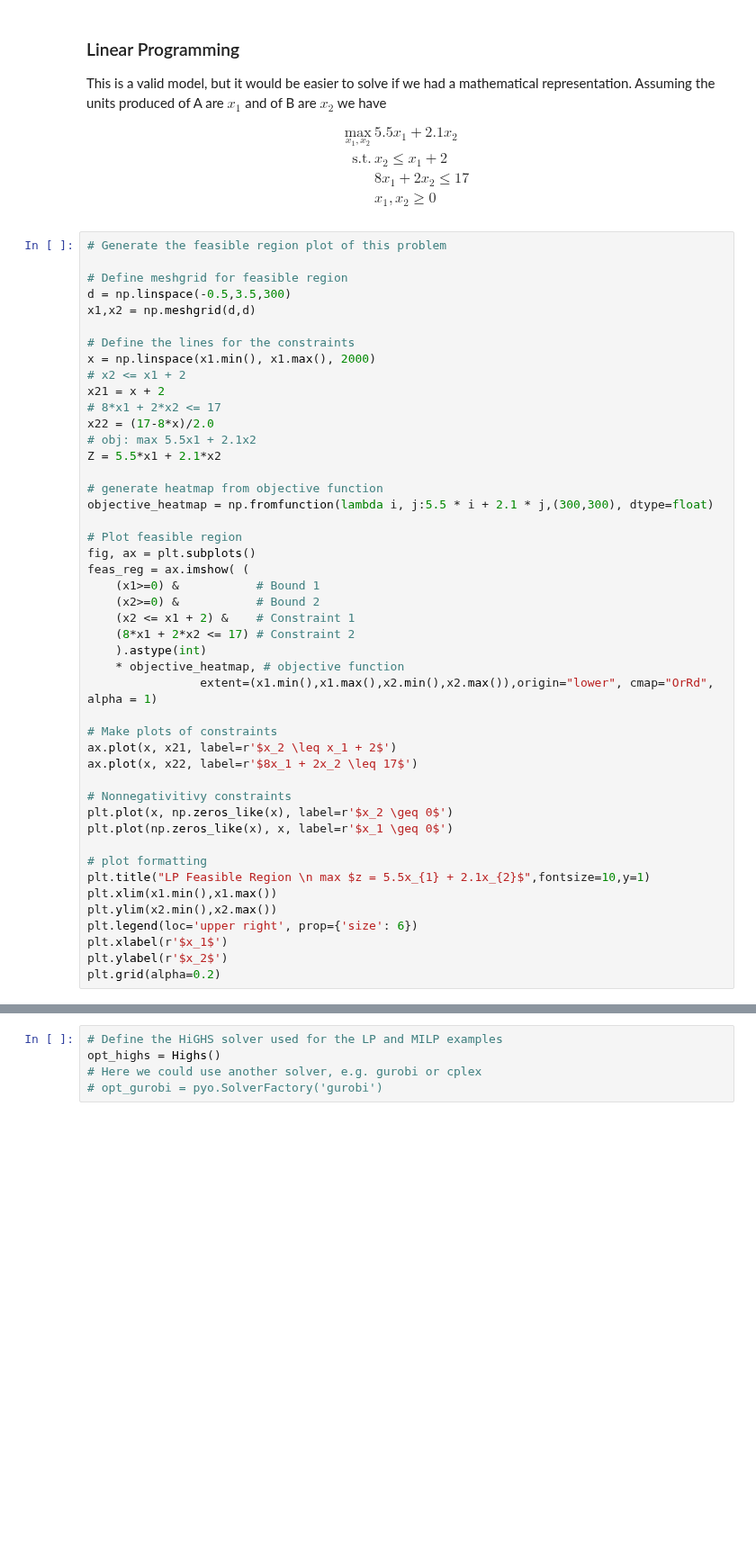
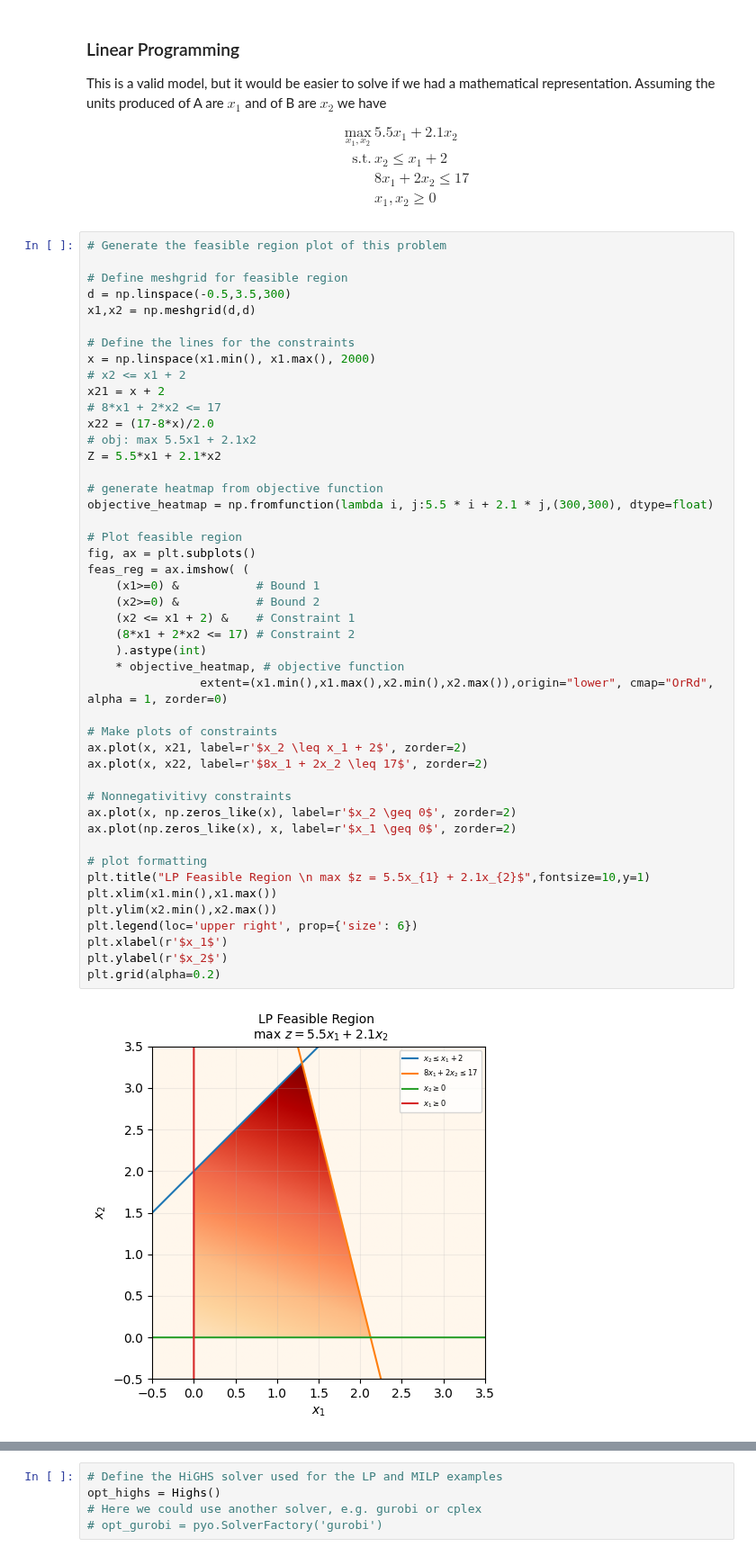
Before and after one commit to SECQUOIA/QuIP, a Jupyter notebook: notebooks_py/1-MathProg_python.ipynb, the cells around one changed output, grey strips where cells are left out. Shown at 90% size. Cells and saved outputs as stored; diff of their text form; blank space fills up the shorter version.

Commit message:
Fix Python math programming plot layering

```diff
--- a/notebooks_py/1-MathProg_python.ipynb
+++ b/notebooks_py/1-MathProg_python.ipynb
@@ -121,38 +121,40 @@ x21 = x + 2
 # 8*x1 + 2*x2 <= 17
 x22 = (17-8*x)/2.0
 # obj: max 5.5x1 + 2.1x2
 Z = 5.5*x1 + 2.1*x2
 
 # generate heatmap from objective function
 objective_heatmap = np.fromfunction(lambda i, j:5.5 * i + 2.1 * j,(300,300), dtype=float)
 
 # Plot feasible region
 fig, ax = plt.subplots()
 feas_reg = ax.imshow( (
     (x1>=0) &           # Bound 1
     (x2>=0) &           # Bound 2
     (x2 <= x1 + 2) &    # Constraint 1
     (8*x1 + 2*x2 <= 17) # Constraint 2
     ).astype(int)
     * objective_heatmap, # objective function
-                extent=(x1.min(),x1.max(),x2.min(),x2.max()),origin="lower", cmap="OrRd", alpha = 1)
+                extent=(x1.min(),x1.max(),x2.min(),x2.max()),origin="lower", cmap="OrRd", alpha = 1, zorder=0)
 
 # Make plots of constraints
-ax.plot(x, x21, label=r'$x_2 \leq x_1 + 2$')
-ax.plot(x, x22, label=r'$8x_1 + 2x_2 \leq 17$')
+ax.plot(x, x21, label=r'$x_2 \leq x_1 + 2$', zorder=2)
+ax.plot(x, x22, label=r'$8x_1 + 2x_2 \leq 17$', zorder=2)
 
 # Nonnegativitivy constraints
-plt.plot(x, np.zeros_like(x), label=r'$x_2 \geq 0$')
-plt.plot(np.zeros_like(x), x, label=r'$x_1 \geq 0$')
+ax.plot(x, np.zeros_like(x), label=r'$x_2 \geq 0$', zorder=2)
+ax.plot(np.zeros_like(x), x, label=r'$x_1 \geq 0$', zorder=2)
 
 # plot formatting
 plt.title("LP Feasible Region \n max $z = 5.5x_{1} + 2.1x_{2}$",fontsize=10,y=1)
 plt.xlim(x1.min(),x1.max())
 plt.ylim(x2.min(),x2.max())
 plt.legend(loc='upper right', prop={'size': 6})
 plt.xlabel(r'$x_1$')
 plt.ylabel(r'$x_2$')
 plt.grid(alpha=0.2)
+# %% [output]
+[figure, added]
 # %%
 # Define the model
 model = pyo.ConcreteModel(name='Simple example LP')
```
Also changed, not shown: parts of 24 cells of this notebook.
